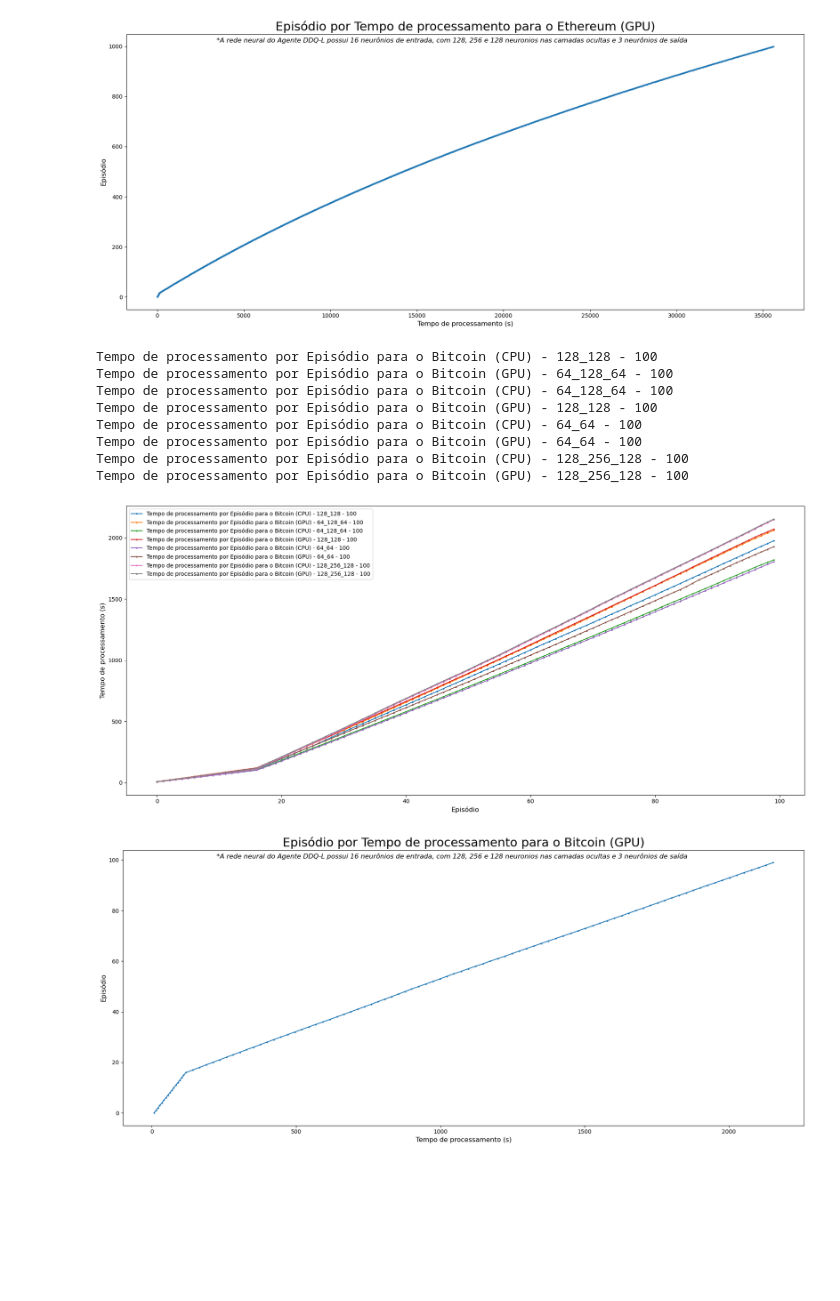
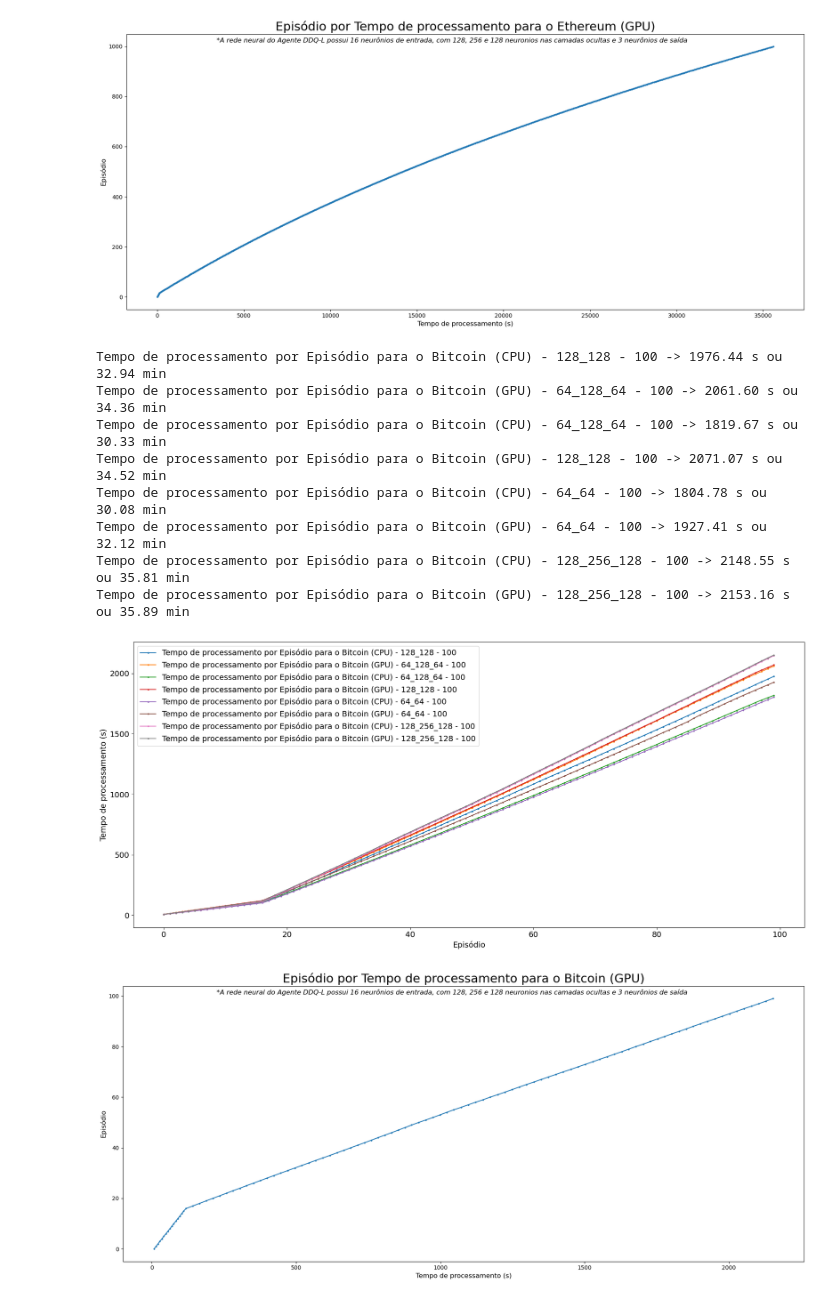
Before and after one commit to douglasnacl/master, a Jupyter notebook: build-table.ipynb, the cells around one changed output. Drawn from its saved outputs; the diff is of its cells as text; code cells hidden in the pictures; blank space fills up the shorter version.

```diff
--- a/build-table.ipynb
+++ b/build-table.ipynb
@@ -268,46 +268,47 @@ def plot_data_agg(directories_dict_list, axis, axis_label='', should_save_image=
         if len(df) > 150:
             continue
         x, y = axis
         x_label, y_label = axis_label if isinstance(axis_label, tuple) else axis
         df = directories_dict.get('dataframe')
         label = f"{translate_fn(y_label, 'title')} por {translate_fn(x_label, 'title')} para o {'Bitcoin' if directories_dict.get('stock_name') == 'BTCUSD_1h' else 'Ethereum'} ({directories_dict.get('processing_device')})"
         subtitle = directories_dict.get("network_architecture")
         label = get_file_name(label, subtitle, len(df))
-        print(label)
         ax.plot(df[x], df[y], marker='o', linestyle='-', markersize=2, label=label)
+        print(f"{label} -> {df[y].iloc[-1]:.2f} s ou {df[y].iloc[-1]/60:.2f} min")
 
 
 
         # if should_save_image:
         #     df.to_csv(f"./runs/data/{get_file_name(label, subtitle, len(df))}.csv", index=False)
         #     plt.savefig(f"./runs/images/{get_file_name(label, subtitle, len(df), type='image')}.png")
 
-    ax.set_xlabel(translate_fn(x_label, 'label'), fontsize=12)
-    ax.set_ylabel(translate_fn(y_label, 'label'), fontsize=12)
+    ax.set_xlabel(translate_fn(x_label, 'label'), fontsize=14)
+    ax.set_ylabel(translate_fn(y_label, 'label'), fontsize=14)
+    ax.tick_params(axis='both', which='major', labelsize=14)
 
     title = "Comparação de Gráficos"
     # ax.set_title(title, fontsize=22)
 
-    ax.legend(loc='best')
+    ax.legend(loc='best', fontsize=14)
     plt.tight_layout()
 
     if should_save_image:
         plt.savefig(f"./runs/images/{get_file_name(title, '', 0, type='image')}.png")
 
     plt.show()
 
 
 plot_data_agg(directories_dict, axis=('Step', 'time_to_process'), should_save_image=False)
 # %% [output]
-Tempo de processamento por Episódio para o Bitcoin (CPU) - 128_128 - 100
-Tempo de processamento por Episódio para o Bitcoin (GPU) - 64_128_64 - 100
-Tempo de processamento por Episódio para o Bitcoin (CPU) - 64_128_64 - 100
-Tempo de processamento por Episódio para o Bitcoin (GPU) - 128_128 - 100
-Tempo de processamento por Episódio para o Bitcoin (CPU) - 64_64 - 100
-Tempo de processamento por Episódio para o Bitcoin (GPU) - 64_64 - 100
-Tempo de processamento por Episódio para o Bitcoin (CPU) - 128_256_128 - 100
-Tempo de processamento por Episódio para o Bitcoin (GPU) - 128_256_128 - 100
+Tempo de processamento por Episódio para o Bitcoin (CPU) - 128_128 - 100 -> 1976.44 s ou 32.94 min
+Tempo de processamento por Episódio para o Bitcoin (GPU) - 64_128_64 - 100 -> 2061.60 s ou 34.36 min
+Tempo de processamento por Episódio para o Bitcoin (CPU) - 64_128_64 - 100 -> 1819.67 s ou 30.33 min
+Tempo de processamento por Episódio para o Bitcoin (GPU) - 128_128 - 100 -> 2071.07 s ou 34.52 min
+Tempo de processamento por Episódio para o Bitcoin (CPU) - 64_64 - 100 -> 1804.78 s ou 30.08 min
+Tempo de processamento por Episódio para o Bitcoin (GPU) - 64_64 - 100 -> 1927.41 s ou 32.12 min
+Tempo de processamento por Episódio para o Bitcoin (CPU) - 128_256_128 - 100 -> 2148.55 s ou 35.81 min
+Tempo de processamento por Episódio para o Bitcoin (GPU) - 128_256_128 - 100 -> 2153.16 s ou 35.89 min
-[figure, old version]
+[figure, new version]
 # %%
 
 plot_data(directories_dict[11], axis=('time_to_process', 'Step'), title='Close') # Piores
```
Also changed, not shown: parts of 3 cells of this notebook.
